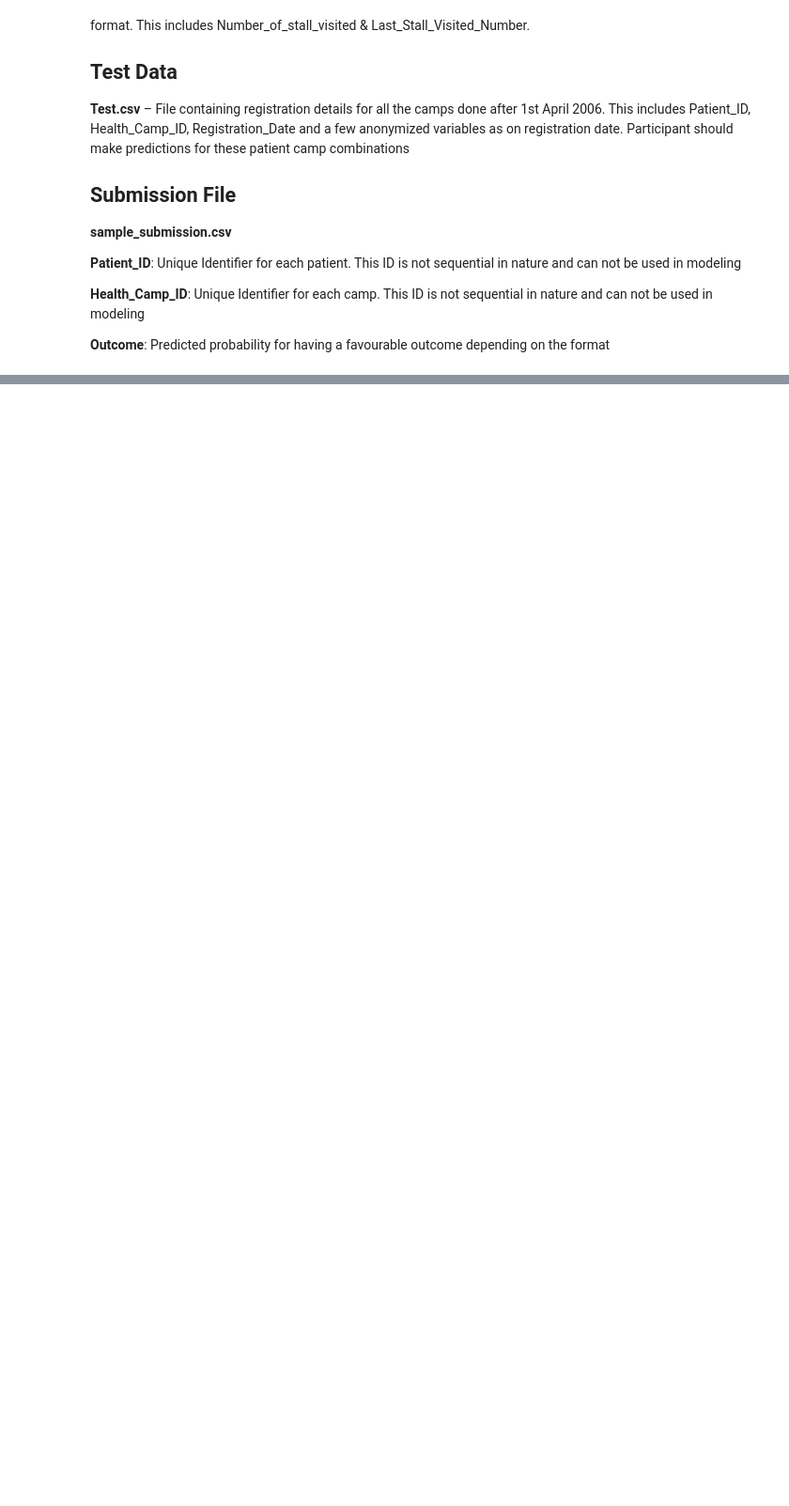
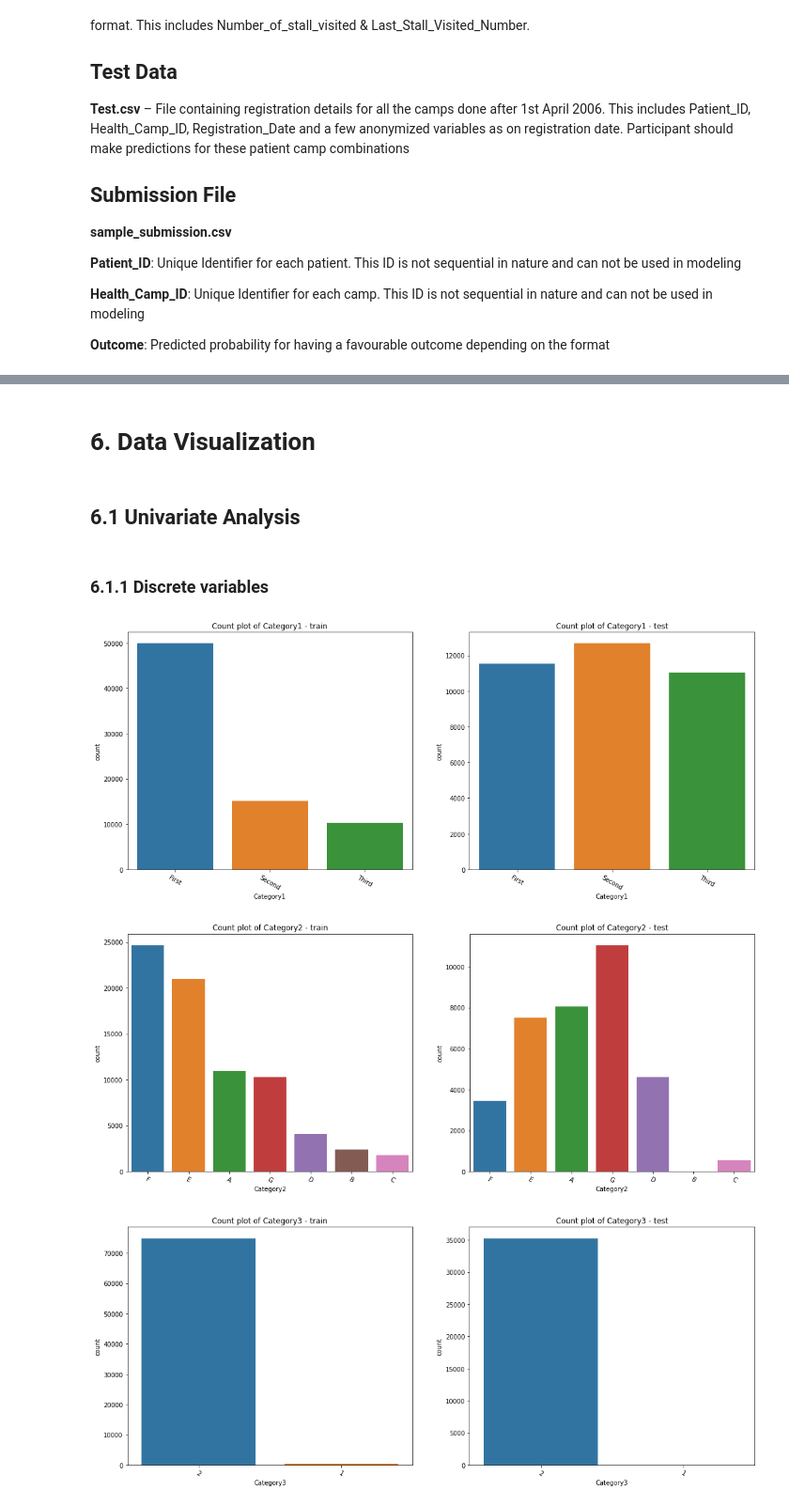
Before and after one commit to teja275/Janatahack-Healthcare-Analytics, a Jupyter notebook: Notebooks/Data Exploration.ipynb, the cells around one changed output, grey strips where cells are left out. Shown: that part at 94% size. Drawn from its saved outputs; the diff is of its cells as text; code cells hidden in the pictures; blank space fills up the shorter version.

Commit message:
added the code for data exploration

```diff
--- a/Notebooks/Data Exploration.ipynb
+++ b/Notebooks/Data Exploration.ipynb
@@ -92,0 +219,12 @@ Submission data has 35249 rows & 3 columns
+# %%
+num_cols = ['Income', 'Education_Score', 'Age']
+# %%
+def to_numeric(df, columns):
+    for col in df.columns:
+        if (col in num_cols) & ~(ptypes.is_numeric_dtype(df[col])):
+            df[col] = df[col].replace({'None':''})
+            df[col] = pd.to_numeric(df[col], errors='coerce')
+    return df
+# %%
+train_final_data = to_numeric(train_final_data, num_cols)
+test_final_data = to_numeric(test_final_data, num_cols)
@@ -92,0 +248,26 @@ Submission data has 35249 rows & 3 columns
+# %% [markdown]
+# 6. Data Visualization
+# %% [markdown]
+## 6.1 Univariate Analysis
+# %% [markdown]
+### 6.1.1 Discrete variables
+# %%
+discrete_vars = ['Category1', 'Category2', 'Category3', 'Online_Follower', 'LinkedIn_Shared', 'Twitter_Shared',
+                 'Facebook_Shared', 'City_Type', 'Employer_Category', 'Income']
+# %%
+for col in train_final_data.columns:
+    if col in discrete_vars:
+        plt.figure(figsize=(18,7))
+        ax1 = plt.subplot(121)
+        g1 = sns.countplot(train_final_data[col], ax=ax1, order=train_final_data[col].value_counts().index)
+        g1.set_xticklabels(g1.get_xticklabels(), rotation=330)
+        ax2 = plt.subplot(122)
+        g2 = sns.countplot(test_final_data[col], ax=ax2, order=train_final_data[col].value_counts().index)
+        g2.set_xticklabels(g2.get_xticklabels(), rotation=330)
+        g1.set_title(f"Count plot of {col} - train")
+        g2.set_title(f"Count plot of {col} - test")
+        plt.savefig(f"../plots/univariate/with_{col}.png", dpi=300)
+# %% [output]
+[figure, added]
+[figure, added]
+[figure, added]
```
Also changed, not shown: parts of 32 cells of this notebook.
